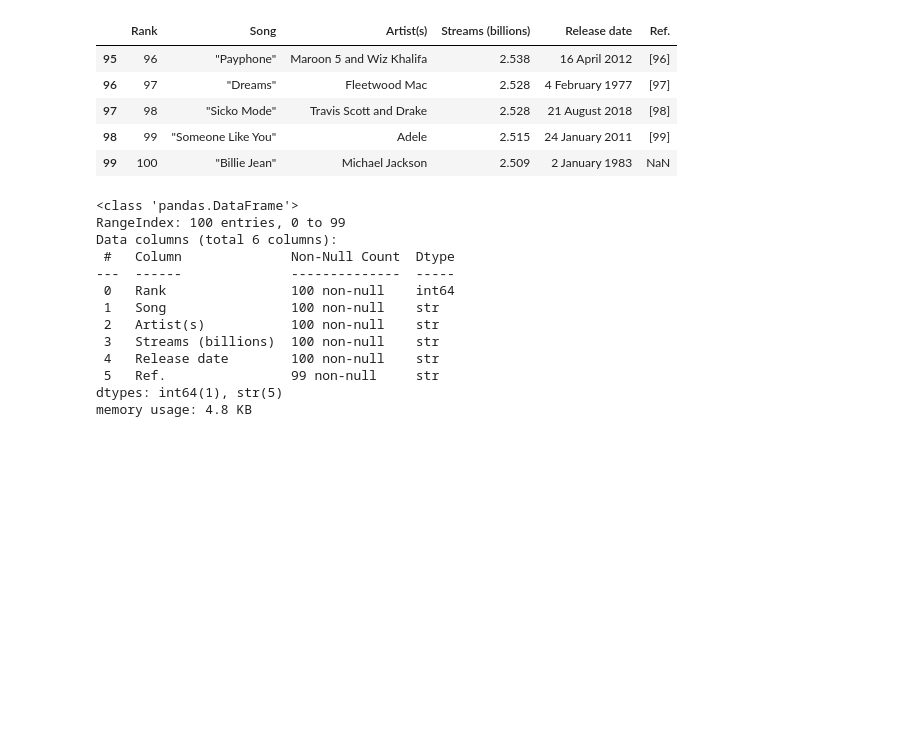
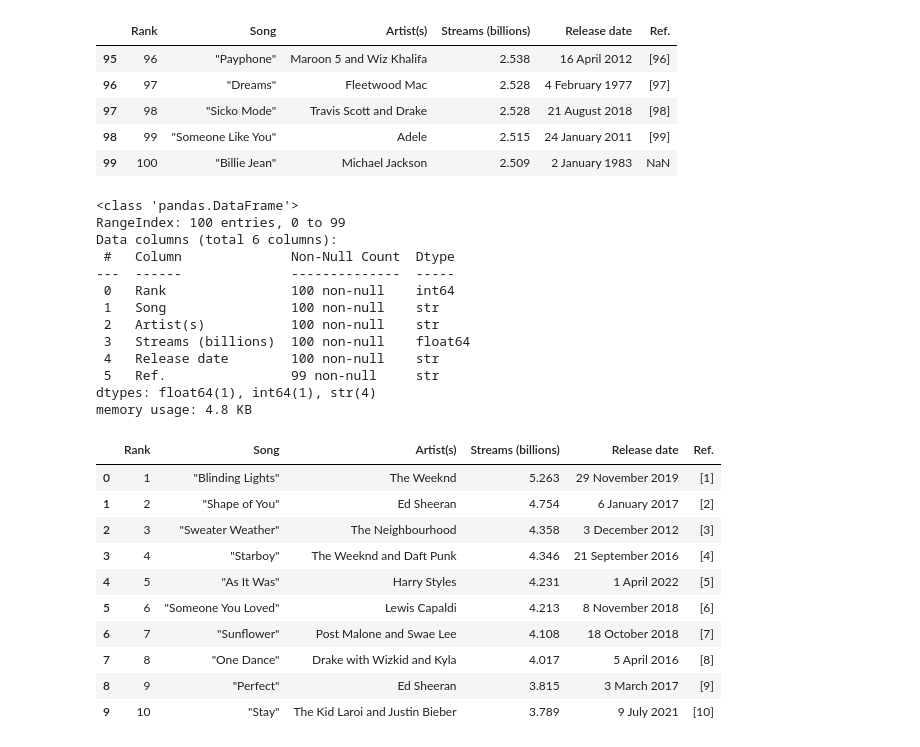
Before and after one commit to ddelgadog23/web-scraping-project-tutorial, a Jupyter notebook: src/explore.es.ipynb, the cells around one changed output. Cells and saved outputs as stored; diff of their text form; code cells hidden in the pictures; blank space fills up the shorter version.

```diff
--- a/src/explore.es.ipynb
+++ b/src/explore.es.ipynb
@@ -89,6 +89,7 @@ ranking.tail()
 | 99 | 100 | "Billie Jean" | Michael Jackson | 2.509 | 2 January 1983 | NaN |
 # %%
 ranking['Rank'] = ranking['Rank'].astype(int)
+ranking['Streams (billions)'] = ranking['Streams (billions)'].astype(float)
 ranking.info()
 # %% [output]
 <class 'pandas.DataFrame'>
@@ -99,8 +100,25 @@ Data columns (total 6 columns):
  0   Rank                100 non-null    int64
  1   Song                100 non-null    str
  2   Artist(s)           100 non-null    str
- 3   Streams (billions)  100 non-null    str
+ 3   Streams (billions)  100 non-null    float64
  4   Release date        100 non-null    str
  5   Ref.                99 non-null     str
-dtypes: int64(1), str(5)
+dtypes: float64(1), int64(1), str(4)
 memory usage: 4.8 KB
+# %%
+# Visualizacion con el top 10
+
+top10 = ranking.nlargest(10,'Streams (billions)')
+top10
+# %% [output]
+|  | Rank | Song | Artist(s) | Streams (billions) | Release date | Ref. |
+| 0 | 1 | "Blinding Lights" | The Weeknd | 5.263 | 29 November 2019 | [1] |
+| 1 | 2 | "Shape of You" | Ed Sheeran | 4.754 | 6 January 2017 | [2] |
+| 2 | 3 | "Sweater Weather" | The Neighbourhood | 4.358 | 3 December 2012 | [3] |
+| 3 | 4 | "Starboy" | The Weeknd and Daft Punk | 4.346 | 21 September 2016 | [4] |
+| 4 | 5 | "As It Was" | Harry Styles | 4.231 | 1 April 2022 | [5] |
+| 5 | 6 | "Someone You Loved" | Lewis Capaldi | 4.213 | 8 November 2018 | [6] |
+| 6 | 7 | "Sunflower" | Post Malone and Swae Lee | 4.108 | 18 October 2018 | [7] |
+| 7 | 8 | "One Dance" | Drake with Wizkid and Kyla | 4.017 | 5 April 2016 | [8] |
+| 8 | 9 | "Perfect" | Ed Sheeran | 3.815 | 3 March 2017 | [9] |
+| 9 | 10 | "Stay" | The Kid Laroi and Justin Bieber | 3.789 | 9 July 2021 | [10] |
```
Also changed, not shown: parts of 2 cells of this notebook, 1 other file.
